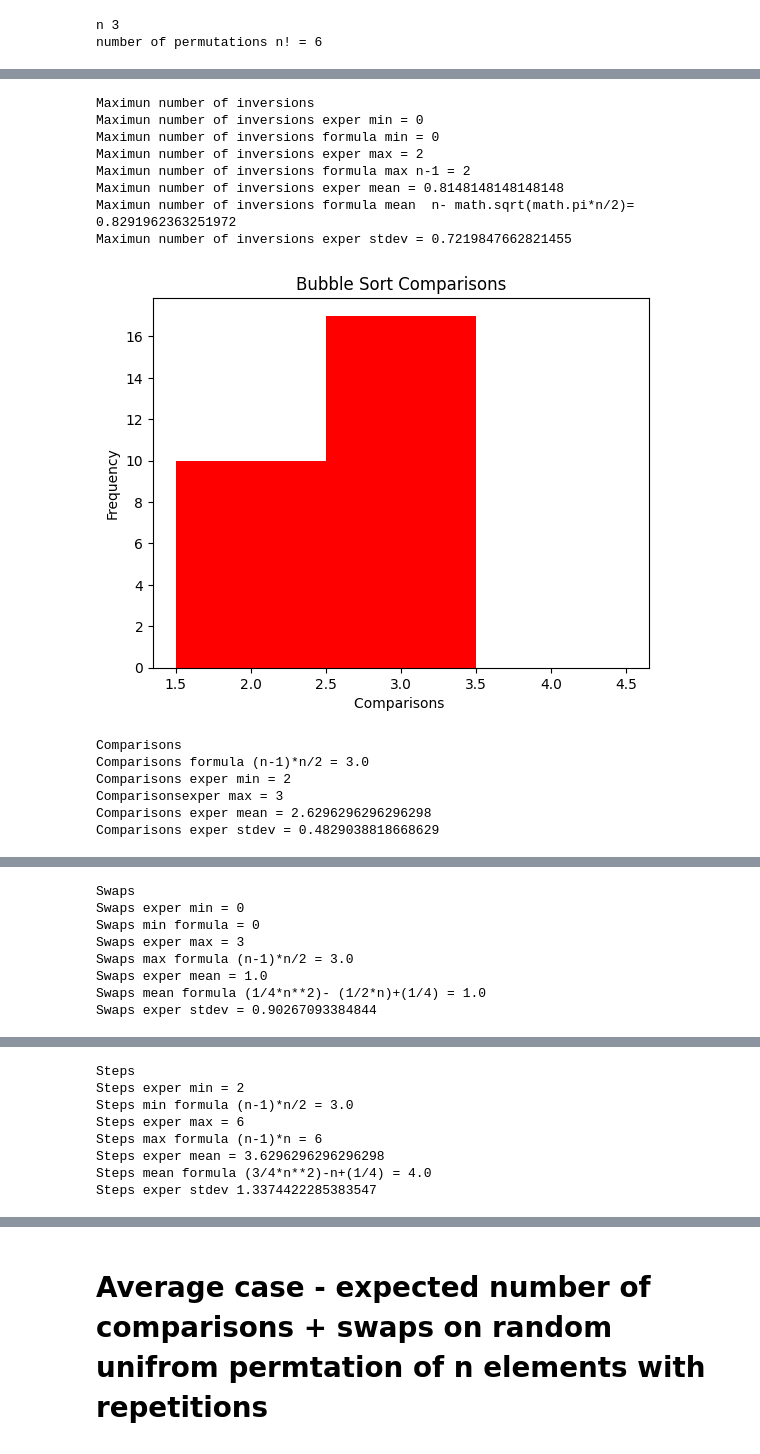
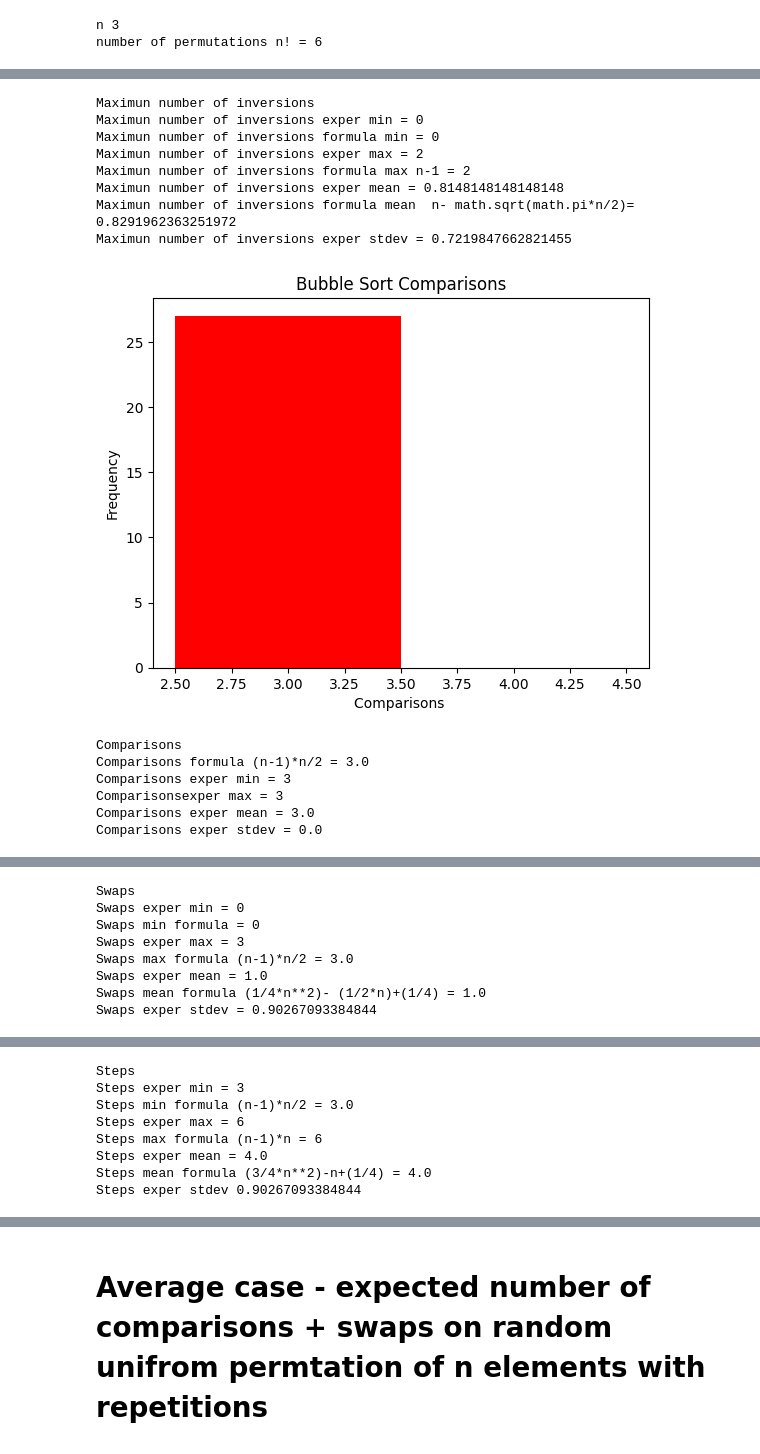
Before and after one commit to jcorredorca/AlgorithmsUN2023I, a Jupyter notebook: Lab 8/BubbleSortOptDistributionWithRepGroup8.ipynb, the cells around one changed output, grey strips where cells are left out. Cells and saved outputs as stored; diff of their text form; code cells hidden in the pictures.

```diff
--- a/Lab 8/BubbleSortOptDistributionWithRepGroup8.ipynb
+++ b/Lab 8/BubbleSortOptDistributionWithRepGroup8.ipynb
@@ -50,0 +648,31 @@ def maxinversions(arr):
+# %%
+from itertools import permutations
+import matplotlib.pyplot as plt
+import numpy as np
+import math
+
+n = 10
+perm = permutations(range(1,n+1))
+
+times =  []
+# Print the obtained permutations
+for i in perm:
+    i = list(i)
+    times.append(bubbleSortNotOptSteps(i))
+
+b = np.array(range(min(steps)-1,max(steps)+2) ) +0.5
+plt.hist(steps,bins=b,color="green")
+plt.title("Bubble Sort Steps")
+plt.xlabel("Steps ")
+plt.ylabel("Frequency")
+plt.show()
+
+print("Steps")
+print("Steps exper min =",min(steps))
+print("Steps min formula (n-1)*n/2 =",(n-1)*n/2)
+print("Steps exper max =",max(steps))
+print("Steps max formula (n-1)*n =",(n-1)*n)
+print("Steps exper mean =",np.mean(steps))
+print("Steps mean formula (3/4)*(n**2-n) =",(3/4)*(n**2-n))
+print("Steps exper stdev",np.std(steps))
+print()
@@ -50,0 +847,12 @@ def maxinversions(arr):
+# %%
+from itertools import product
+
+n=3
+perm = product(range(1,n+1), repeat = n)
+
+c=0
+for i in perm:
+    print(i)
+    c+=1
+
+print(c)
@@ -67,7 +893,7 @@ maxinvs = []
 for i in perm:
     i = list(i)
     maxinvs.append(maxinversions(i))
-    c,sw,st,p = bubbleSortOptAllCounters(i)
+    c,sw,st,p = bubbleSortNotOptAllCounters(i)
     comps.append(c)
     swaps.append(sw)
     steps.append(st)
@@ -141,40 +967,40 @@ print("Steps max formula (n-1)*n =",(n-1)*n)
 print("Steps exper mean =",np.mean(steps))
 print("Steps mean formula (3/4*n**2)-n+(1/4) =",(3/4*n**2)-n+(1/4))
 print("Steps exper stdev",np.std(steps))
 print()
 
 b = np.array(range(min(passes)-1,max(passes)+2) ) +0.5
 plt.hist(passes,bins=b,color="brown")
 plt.title("Bubble Sort Passes")
 plt.xlabel("Passes")
 plt.ylabel("Frequency")
 plt.show()
 
 print("Passes")
 print("Passes formula (n-1) =",(n-1))
 print("Passes exper min =",min(passes))
 print("Passes exper max =",max(passes))
 print("Passes exper mean =",np.mean(passes))
 print("Passes exper stdev",np.std(passes))
 # %% [output]
 n 3
 number of permutations n! = 6
 [figure]
 Maximun number of inversions
 Maximun number of inversions exper min = 0
 Maximun number of inversions formula min = 0
 Maximun number of inversions exper max = 2
 Maximun number of inversions formula max n-1 = 2
 Maximun number of inversions exper mean = 0.8148148148148148
 Maximun number of inversions formula mean  n- math.sqrt(math.pi*n/2)= 0.8291962363251972
 Maximun number of inversions exper stdev = 0.7219847662821455
-[figure, old version]
+[figure, new version]
 Comparisons
 Comparisons formula (n-1)*n/2 = 3.0
-Comparisons exper min = 2
+Comparisons exper min = 3
 Comparisonsexper max = 3
-Comparisons exper mean = 2.6296296296296298
-Comparisons exper stdev = 0.4829038818668629
+Comparisons exper mean = 3.0
+Comparisons exper stdev = 0.0
 [figure]
 Swaps
 Swaps exper min = 0
@@ -188,8 +1014,8 @@ Swaps exper stdev = 0.90267093384844
 Steps
-Steps exper min = 2
+Steps exper min = 3
 Steps min formula (n-1)*n/2 = 3.0
 Steps exper max = 6
 Steps max formula (n-1)*n = 6
-Steps exper mean = 3.6296296296296298
+Steps exper mean = 4.0
 Steps mean formula (3/4*n**2)-n+(1/4) = 4.0
-Steps exper stdev 1.3374422285383547
+Steps exper stdev 0.90267093384844
```
Also changed, not shown: parts of 30 cells of this notebook.
